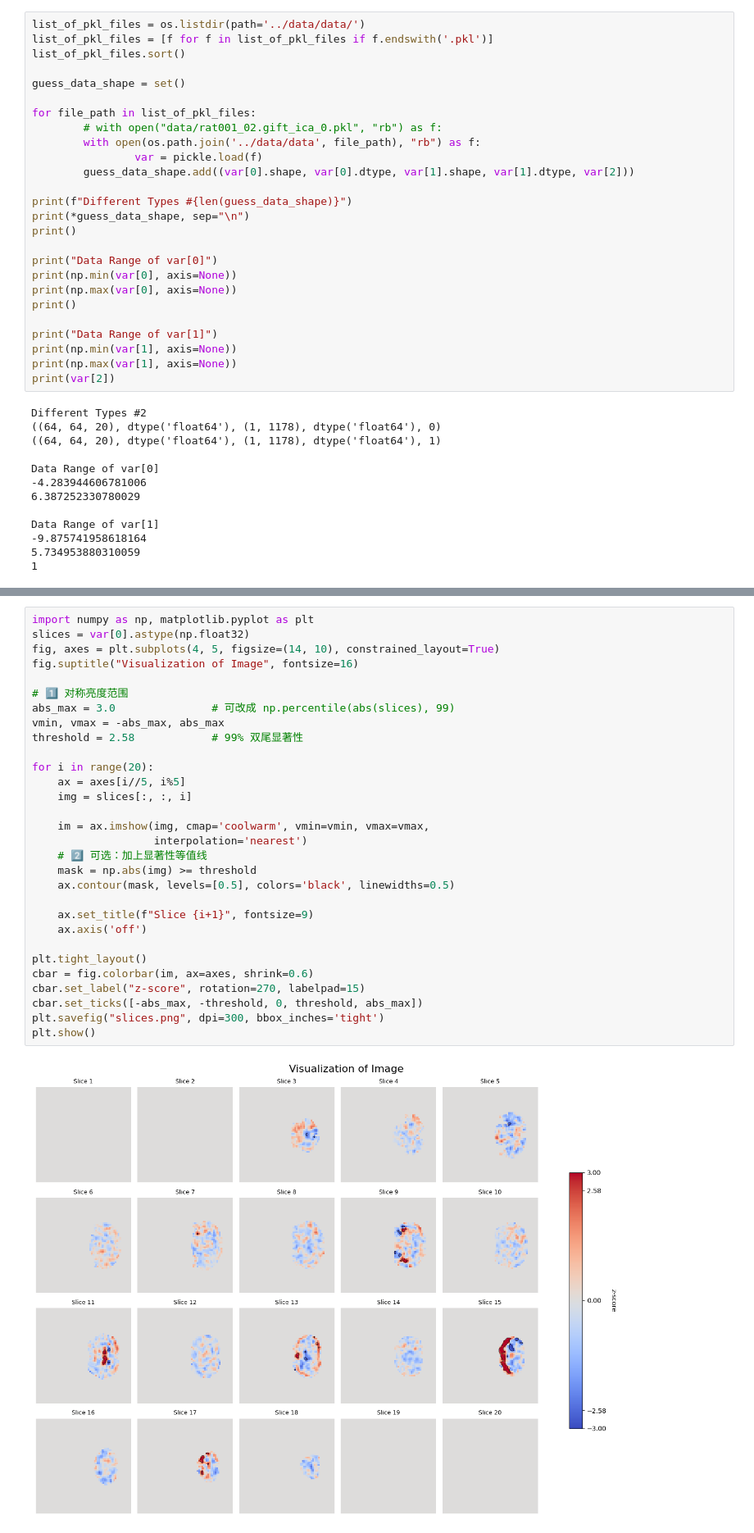
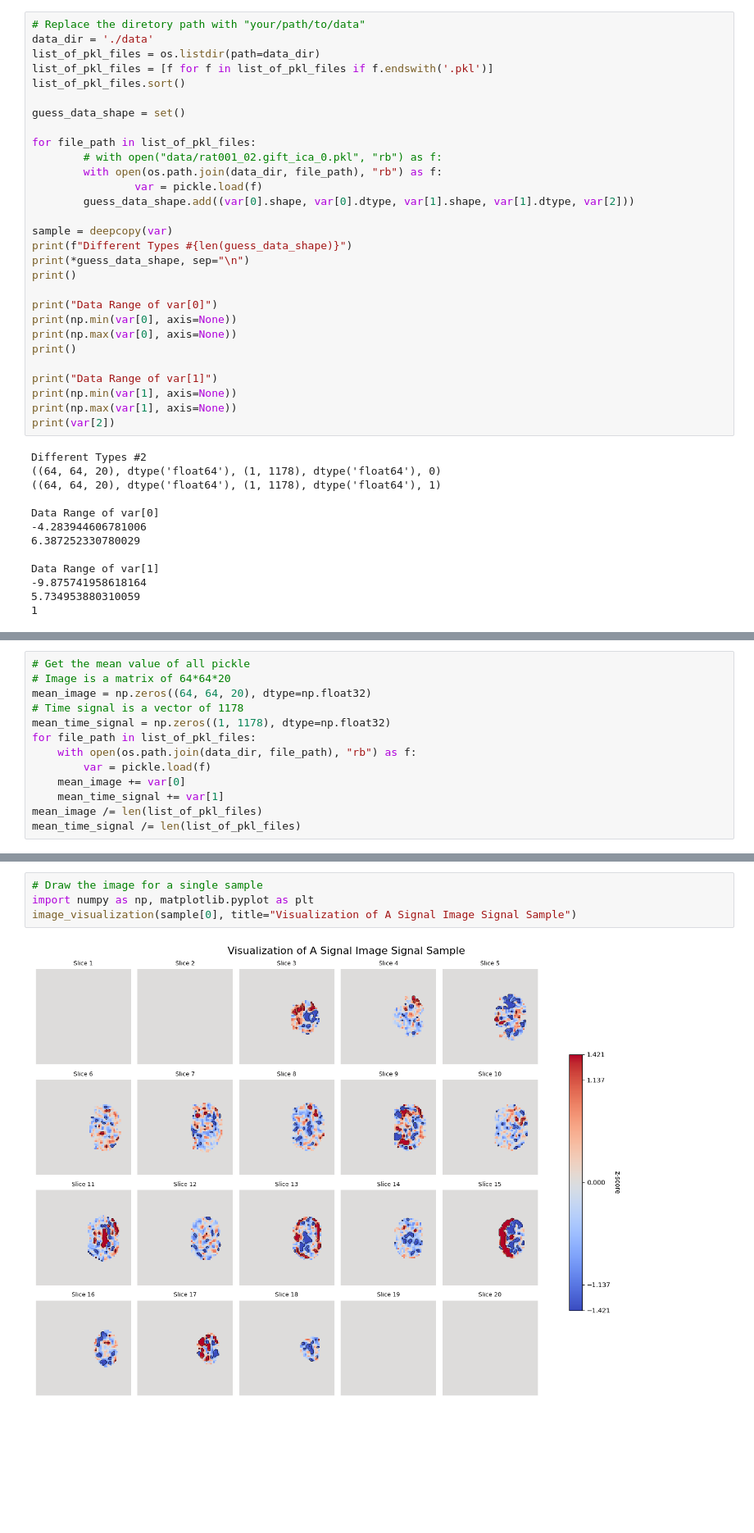
Before and after one commit to otanaaa/BME_10_project, a Jupyter notebook: data_player.ipynb, the cells around one changed output, grey strips where cells are left out. Shown at 82% size. Cells and saved outputs as stored; diff of their text form; blank space fills up the shorter version.

```diff
--- a/data_player.ipynb
+++ b/data_player.ipynb
@@ -6,5 +9,7 @@ import matplotlib.pyplot as plt
 # %%
-list_of_pkl_files = os.listdir(path='../data/data/')
+# Replace the diretory path with "your/path/to/data"
+data_dir = './data'
+list_of_pkl_files = os.listdir(path=data_dir)
 list_of_pkl_files = [f for f in list_of_pkl_files if f.endswith('.pkl')]
 list_of_pkl_files.sort()
 
@@ -12,10 +17,11 @@ guess_data_shape = set()
 
 for file_path in list_of_pkl_files:
         # with open("data/rat001_02.gift_ica_0.pkl", "rb") as f:
-        with open(os.path.join('../data/data', file_path), "rb") as f:
+        with open(os.path.join(data_dir, file_path), "rb") as f:
                 var = pickle.load(f)
         guess_data_shape.add((var[0].shape, var[0].dtype, var[1].shape, var[1].dtype, var[2]))
 
+sample = deepcopy(var)
 print(f"Different Types #{len(guess_data_shape)}")
 print(*guess_data_shape, sep="\n")
 print()
@@ -44,0 +53,13 @@ Data Range of var[1]
+# %%
+# Get the mean value of all pickle
+# Image is a matrix of 64*64*20
+mean_image = np.zeros((64, 64, 20), dtype=np.float32)
+# Time signal is a vector of 1178
+mean_time_signal = np.zeros((1, 1178), dtype=np.float32)
+for file_path in list_of_pkl_files:
+    with open(os.path.join(data_dir, file_path), "rb") as f:
+        var = pickle.load(f)
+    mean_image += var[0]
+    mean_time_signal += var[1]
+mean_image /= len(list_of_pkl_files)
+mean_time_signal /= len(list_of_pkl_files)
@@ -45,32 +97,6 @@ Data Range of var[1]
 # %%
+# Draw the image for a single sample
 import numpy as np, matplotlib.pyplot as plt
-slices = var[0].astype(np.float32)
-fig, axes = plt.subplots(4, 5, figsize=(14, 10), constrained_layout=True)
-fig.suptitle("Visualization of Image", fontsize=16)
-
-# 1️⃣ 对称亮度范围
-abs_max = 3.0               # 可改成 np.percentile(abs(slices), 99)
-vmin, vmax = -abs_max, abs_max
-threshold = 2.58            # 99% 双尾显著性
-
-for i in range(20):
-    ax = axes[i//5, i%5]
-    img = slices[:, :, i]
-
-    im = ax.imshow(img, cmap='coolwarm', vmin=vmin, vmax=vmax,
-                   interpolation='nearest')
-    # 2️⃣ 可选：加上显著性等值线
-    mask = np.abs(img) >= threshold
-    ax.contour(mask, levels=[0.5], colors='black', linewidths=0.5)
-
-    ax.set_title(f"Slice {i+1}", fontsize=9)
-    ax.axis('off')
-
-plt.tight_layout()
-cbar = fig.colorbar(im, ax=axes, shrink=0.6)
-cbar.set_label("z-score", rotation=270, labelpad=15)
-cbar.set_ticks([-abs_max, -threshold, 0, threshold, abs_max])
-plt.savefig("slices.png", dpi=300, bbox_inches='tight')
-plt.show()
+image_visualization(sample[0], title="Visualization of A Signal Image Signal Sample")
 # %% [output]
-[figure, old version]
+[figure, new version]
```
Also changed, not shown: parts of 15 cells of this notebook, 4 other files.
